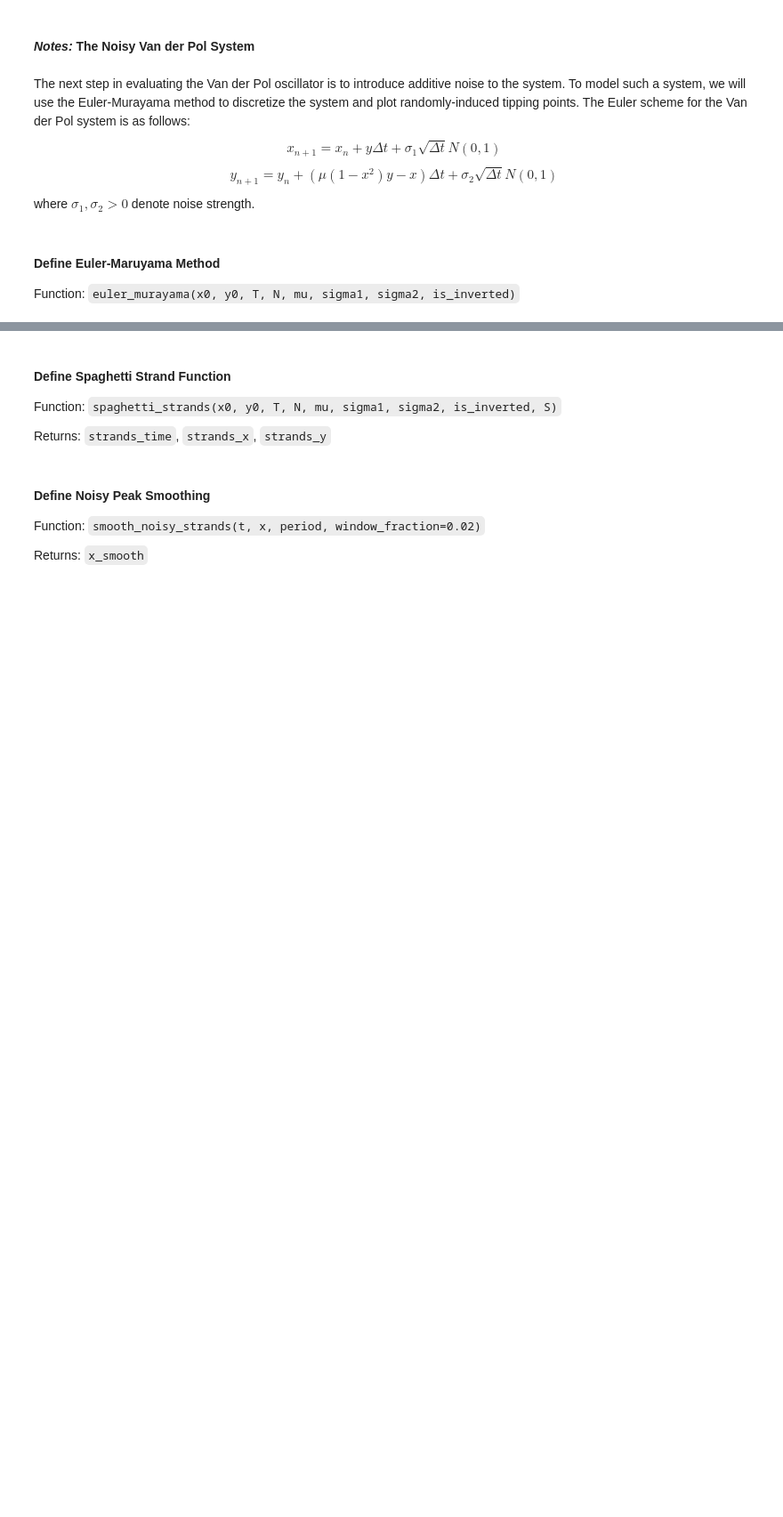
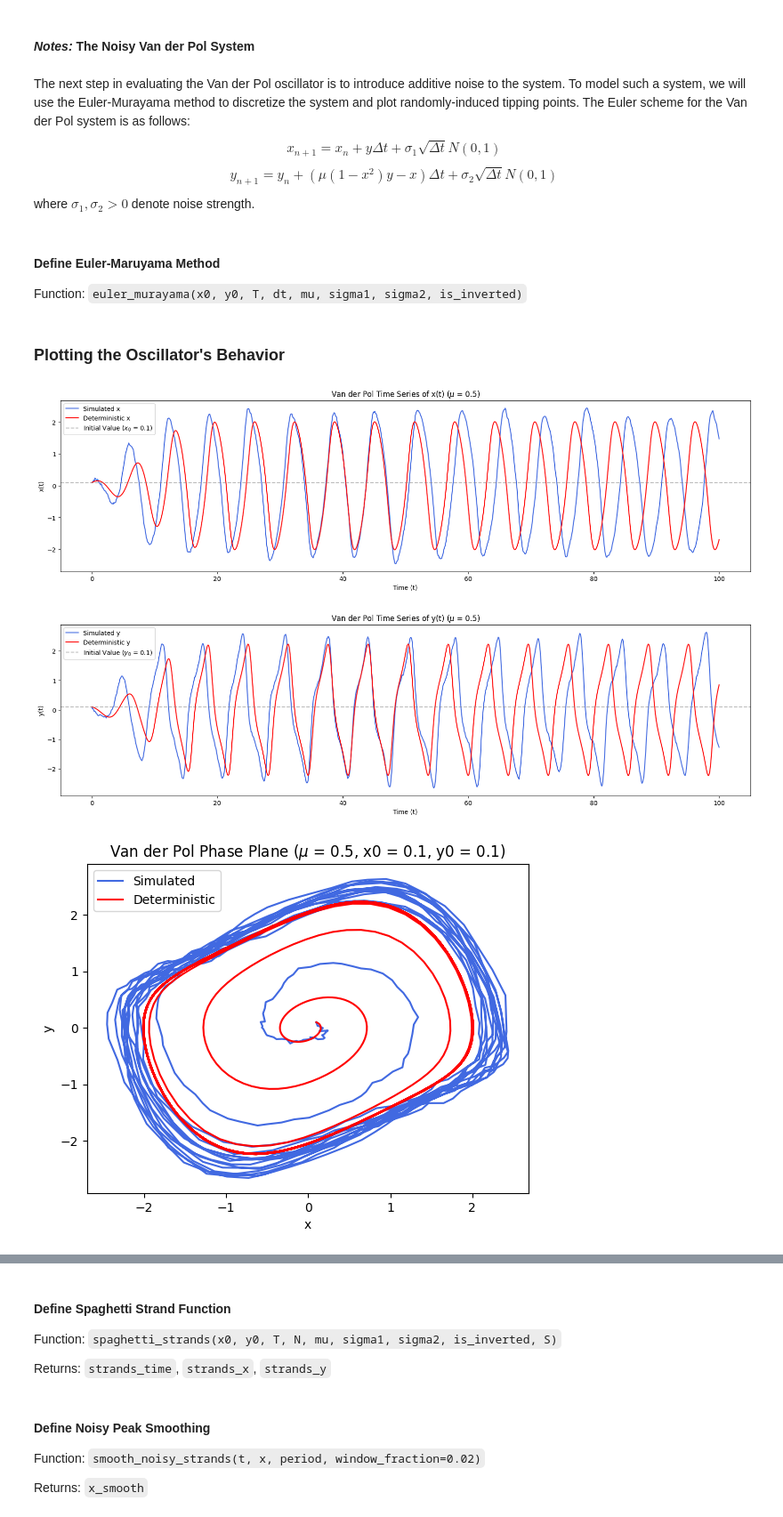
Before and after one commit to jcompston/senior-thesis, a Jupyter notebook: Van der Pol System.v3.ipynb, the cells around one changed output, grey strips where cells are left out. Shown at 89% size. Saved outputs shown, nothing was run; the diff lists cells and outputs as text; code cells hidden in the pictures; blank space fills up the shorter version.

```diff
--- a/Van der Pol System.v3.ipynb
+++ b/Van der Pol System.v3.ipynb
@@ -82,7 +80,7 @@ where $\sigma_1, \sigma_2 > 0$ denote noise strength.
 # %% [markdown]
 #### Define Euler-Maruyama Method
 
-Function: `euler_murayama(x0, y0, T, N, mu, sigma1, sigma2, is_inverted)`
+Function: `euler_murayama(x0, y0, T, dt, mu, sigma1, sigma2, is_inverted)`
 # %%
 def euler_maruyama(x0, y0, T, dt, mu, sigma1, sigma2, is_inverted):
 
@@ -130,3 +128,62 @@ def euler_maruyama(x0, y0, T, dt, mu, sigma1, sigma2, is_inverted):
         y[n+1] = y[n] + f2 * dt + sigma2 * dW2
 
     return t, x, y
+# %% [markdown]
+### Plotting the Oscillator's Behavior
+# %%
+mu              = 0.5       # Van der Pol parameter, keep mu > 0
+sigma1          = 0.1      # Noise strength for x
+sigma2          = 0.1      # Noise strength for y
+x0              = 0.1       # Initial x value
+y0              = 0.1       # Initial y value
+T               = 100      # Total amount of time
+dt              = 0.1     # Time step size
+is_inverted     = False     # Flag for time reversal of system
+# %%
+# Run the Van der Pol oscillator without noise
+time_grid_det, deterministic_x, deterministic_y = solve_vanderpol(x0, y0, T, dt, mu, is_inverted)
+
+# Run the simulation with noise
+time_grid_sim, simulated_x, simulated_y = euler_maruyama(x0, y0, T, dt, mu, sigma1, sigma2, is_inverted)
+# %%
+# Plot time-series of x
+plt.figure(figsize=(20, 5))
+plt.plot(time_grid_sim, simulated_x, label="Simulated x", color="royalblue", lw=1.5)
+plt.plot(time_grid_det, deterministic_x, label="Deterministic x", color="red", lw=1.5)
+plt.axhline(x0, color="gray", linestyle="--", alpha=0.5, label=f"Initial Value ($x_0$ = {x0})")
+
+plt.title(fr"Van der Pol Time Series of x(t) ($\mu$ = {mu})", fontsize=12)
+plt.xlabel("Time (t)")
+plt.ylabel("x(t)")
+plt.legend(loc="upper left")
+
+
+# Plot time-series of y
+plt.figure(figsize=(20, 5))
+plt.plot(time_grid_sim, simulated_y, label="Simulated y", color="royalblue", lw=1.5)
+plt.plot(time_grid_det, deterministic_y, label="Deterministic y", color="red", lw=1.5)
+plt.axhline(y0, color="gray", linestyle="--", alpha=0.5, label=f"Initial Value ($y_0$ = {y0})")
+
+plt.title(fr"Van der Pol Time Series of y(t) ($\mu$ = {mu})", fontsize=12)
+plt.xlabel("Time (t)")
+plt.ylabel("y(t)")
+plt.legend(loc="upper left")
+
+
+# Plot phase plane
+plt.figure()
+plt.plot(simulated_x, simulated_y, label="Simulated", color="royalblue", lw=1.5)
+plt.plot(deterministic_x, deterministic_y, label="Deterministic", color="red", lw=1.5)
+
+plt.title(fr"Van der Pol Phase Plane ($\mu$ = {mu}, x0 = {x0}, y0 = {y0})", fontsize=12)
+plt.xlabel("x")
+plt.ylabel("y")
+plt.legend(loc="upper left")
+
+
+# Show plots
+plt.show()
+# %% [output]
+[figure, added]
+[figure, added]
+[figure, added]
```
Also changed, not shown: parts of 3 cells of this notebook.
